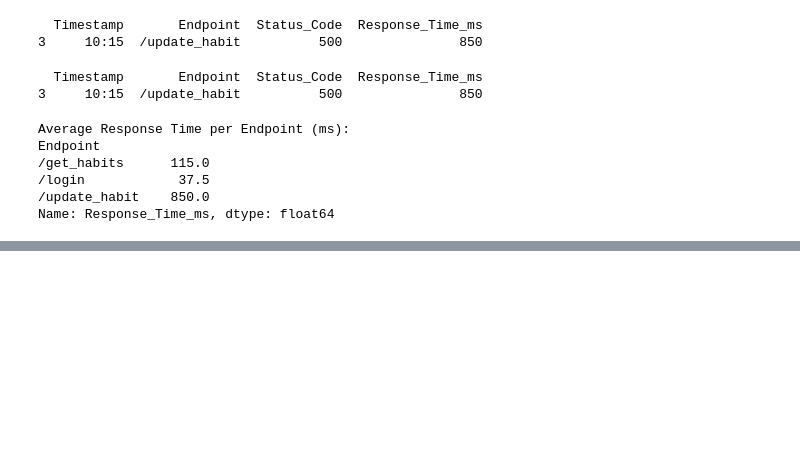
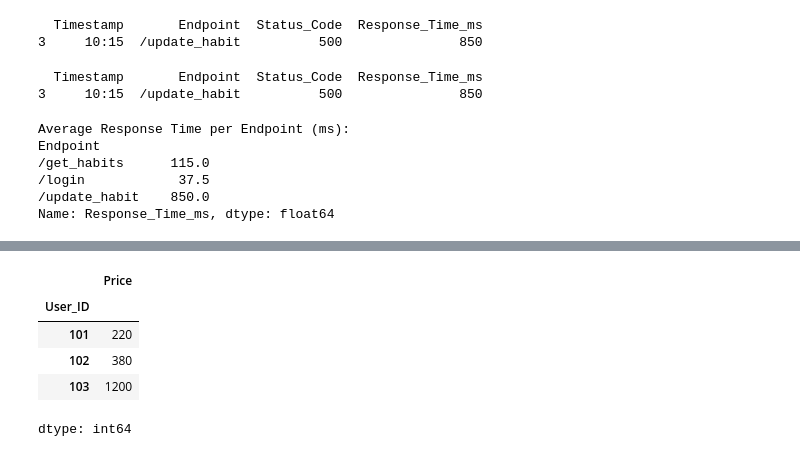
Before and after one commit to tanmaykhanna07/python-for-data-science, a Jupyter notebook: Pandas.ipynb, the cells around one changed output, grey strips where cells are left out. Drawn from its saved outputs; the diff is of its cells as text; code cells hidden in the pictures; blank space fills up the shorter version.

```diff
--- a/Pandas.ipynb
+++ b/Pandas.ipynb
@@ -59,0 +92,10 @@ Name: Response_Time_ms, dtype: float64
+# %%
+total_revenue_by_user = df_sales.groupby('User_ID')['Price'].sum()
+total_revenue_by_user
+# %% [output]
+|  | Price |
+| User_ID |  |
+| 101 | 220 |
+| 102 | 380 |
+| 103 | 1200 |
+dtype: int64
```
Also changed, not shown: parts of 5 cells of this notebook.
